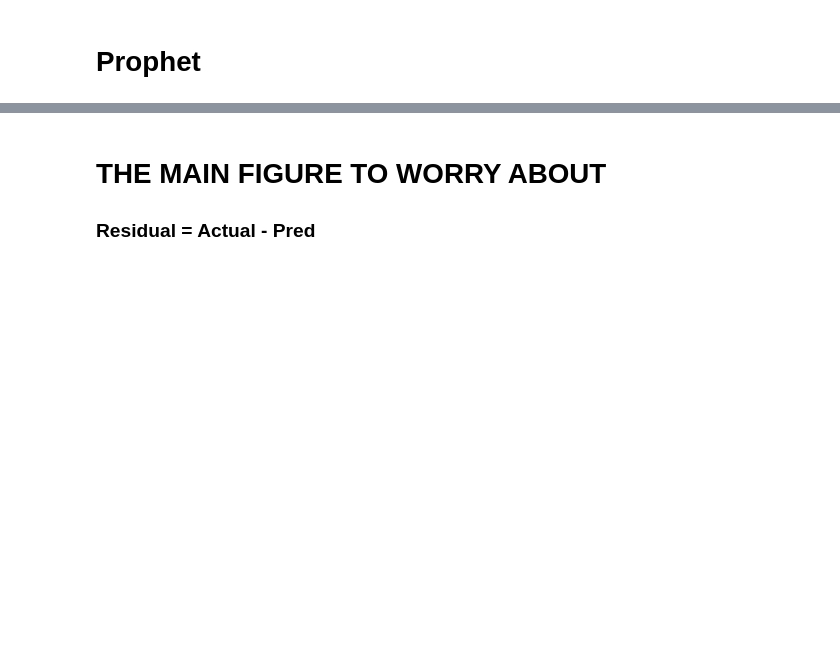
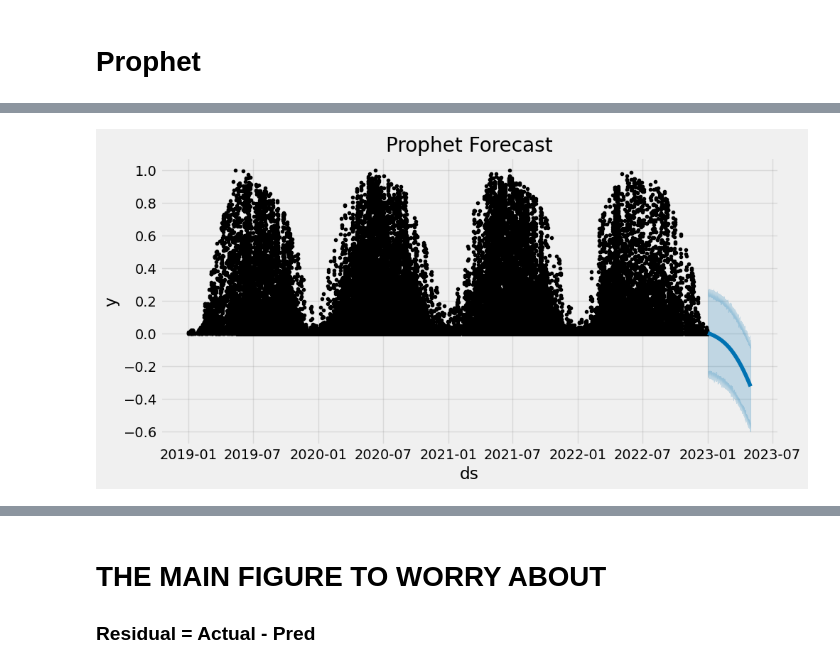
Before and after one commit to simenstang/TDT4173, a Jupyter notebook: data/masterplan/catboost/prophet_1.ipynb, the cells around one changed output, grey strips where cells are left out. Cells and saved outputs as stored; diff of their text form; code cells hidden in the pictures; blank space fills up the shorter version.

```diff
--- a/data/masterplan/catboost/prophet_1.ipynb
+++ b/data/masterplan/catboost/prophet_1.ipynb
@@ -585,27 +551,0 @@ This is done by using the validation sets from cross validation. We have used Ti
-# %%
-model = CatBoostRegressor(**best_params)
-# %%
-cv = TimeSeriesSplit(n_splits=3, test_size=24*30*3)
-
-residuals = []
-predictions = []
-actuals = []
-dates_list = []
-
-# Cross-validation loop
-for train_index, val_index in cv.split(X):
-    X_train, X_val = X.iloc[train_index], X.iloc[val_index]
-    y_train, y_val = y.iloc[train_index], y.iloc[val_index]
-
-    # Train the model
-    model.fit(X_train, y_train, verbose=0)
-
-    # Make predictions
-    y_pred = model.predict(X_val)
-
-    # Store results
-    res = y_val - y_pred
-    residuals.extend(res)
-    predictions.extend(y_pred)
-    actuals.extend(y_val)
-    dates_list.extend(X_val.index)
@@ -673,0 +552,3 @@ plt.show()
+# %%
+prophet_predictions = model.predict(test_prophet)
+prophet_predictions.head()
@@ -673,0 +563,7 @@ plt.show()
+# %%
+fig, ax = plt.subplots(figsize=(10, 5))
+fig = model.plot(prophet_predictions, ax=ax)
+ax.set_title('Prophet Forecast')
+plt.show()
+# %% [output]
+[figure, added]
```
Also changed, not shown: parts of 26 cells of this notebook.
